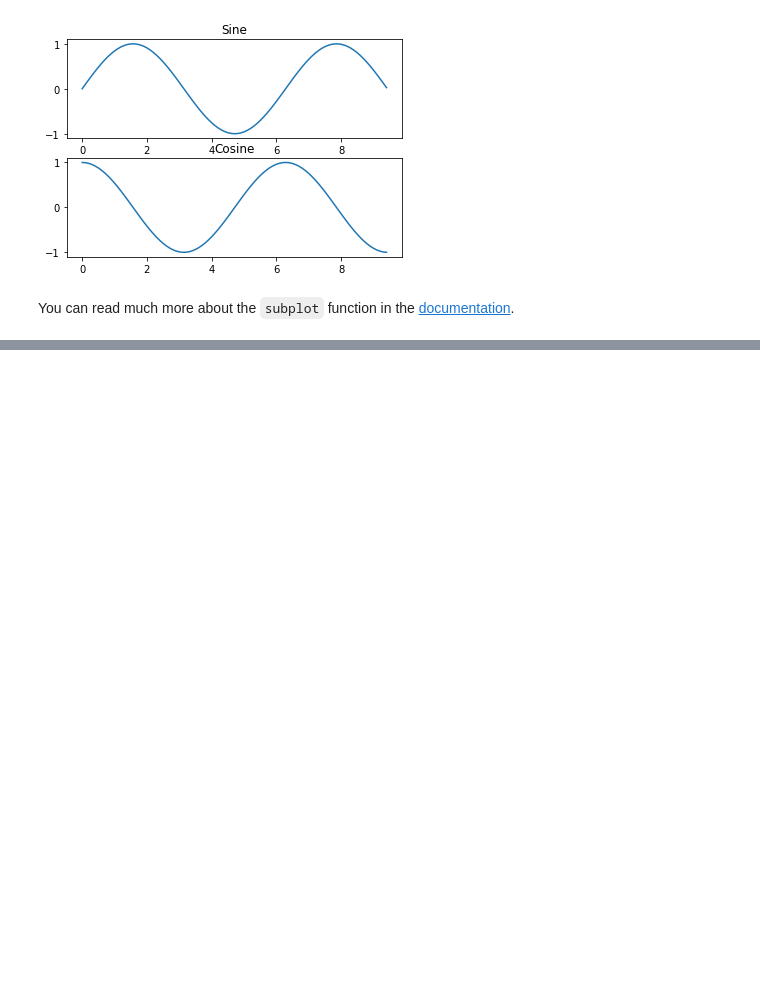
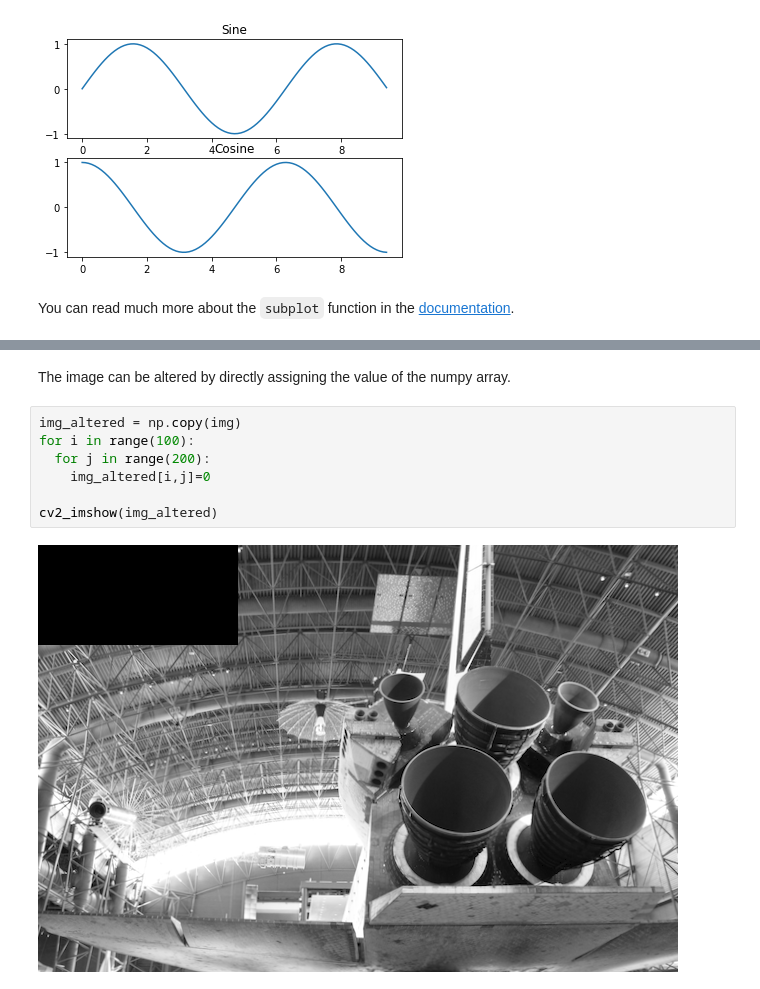
Before and after one commit to GW-MAE6292/python_examples, a Jupyter notebook: tutorial/pyton-tutorial.ipynb, the cells around one changed output, grey strips where cells are left out. Cells and saved outputs as stored; diff of their text form; blank space fills up the shorter version.

```diff
--- a/tutorial/pyton-tutorial.ipynb
+++ b/tutorial/pyton-tutorial.ipynb
@@ -1017,0 +1079,11 @@ You can read much more about the `subplot` function in the [documentation](http:
+# %% [markdown]
+The image can be altered by directly assigning the value of the numpy array.
+# %%
+img_altered = np.copy(img)
+for i in range(100):
+  for j in range(200):
+    img_altered[i,j]=0
+
+cv2_imshow(img_altered)
+# %% [output]
+[figure, added]
```
Also changed, not shown: parts of 24 cells of this notebook, 1 other file.
